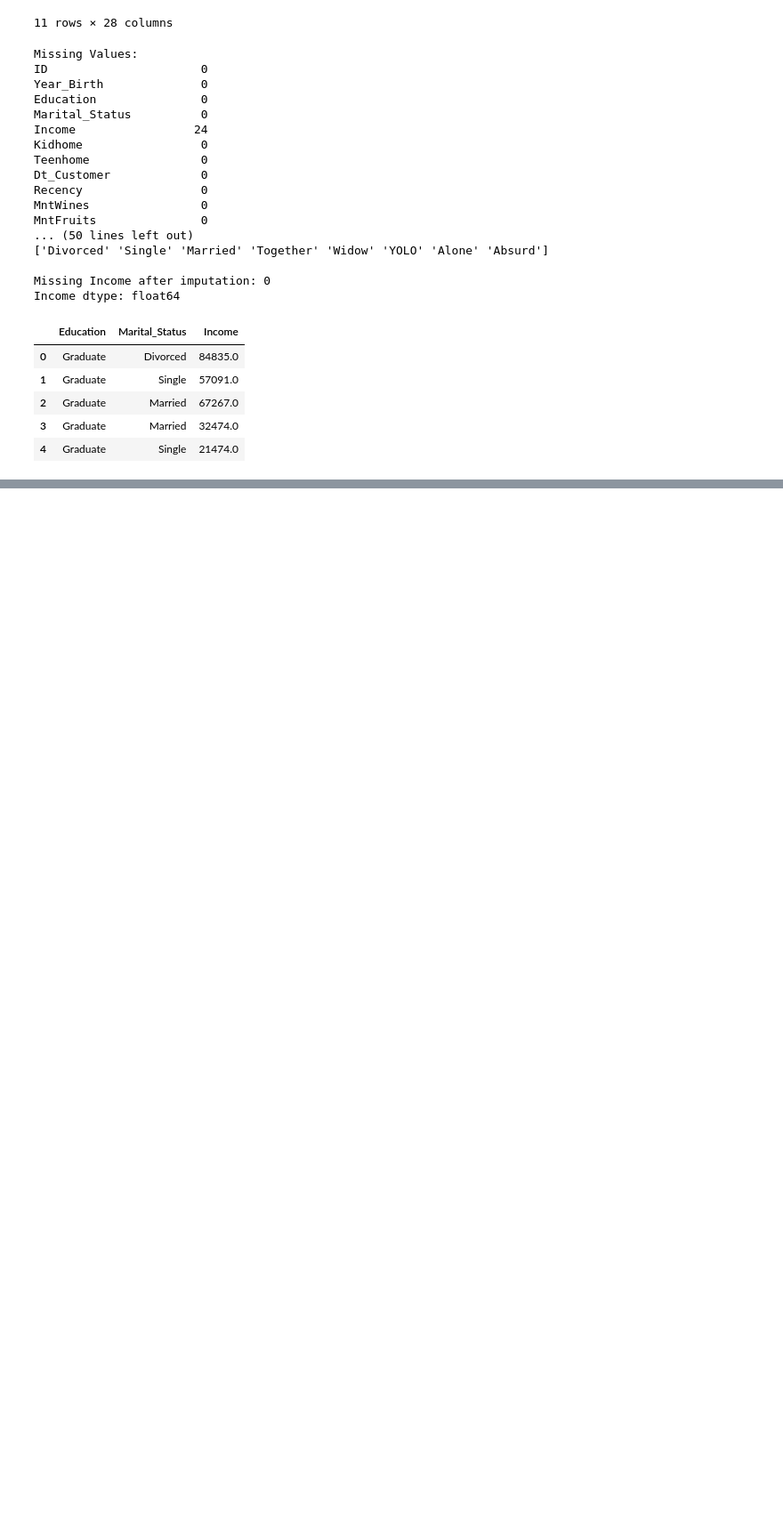
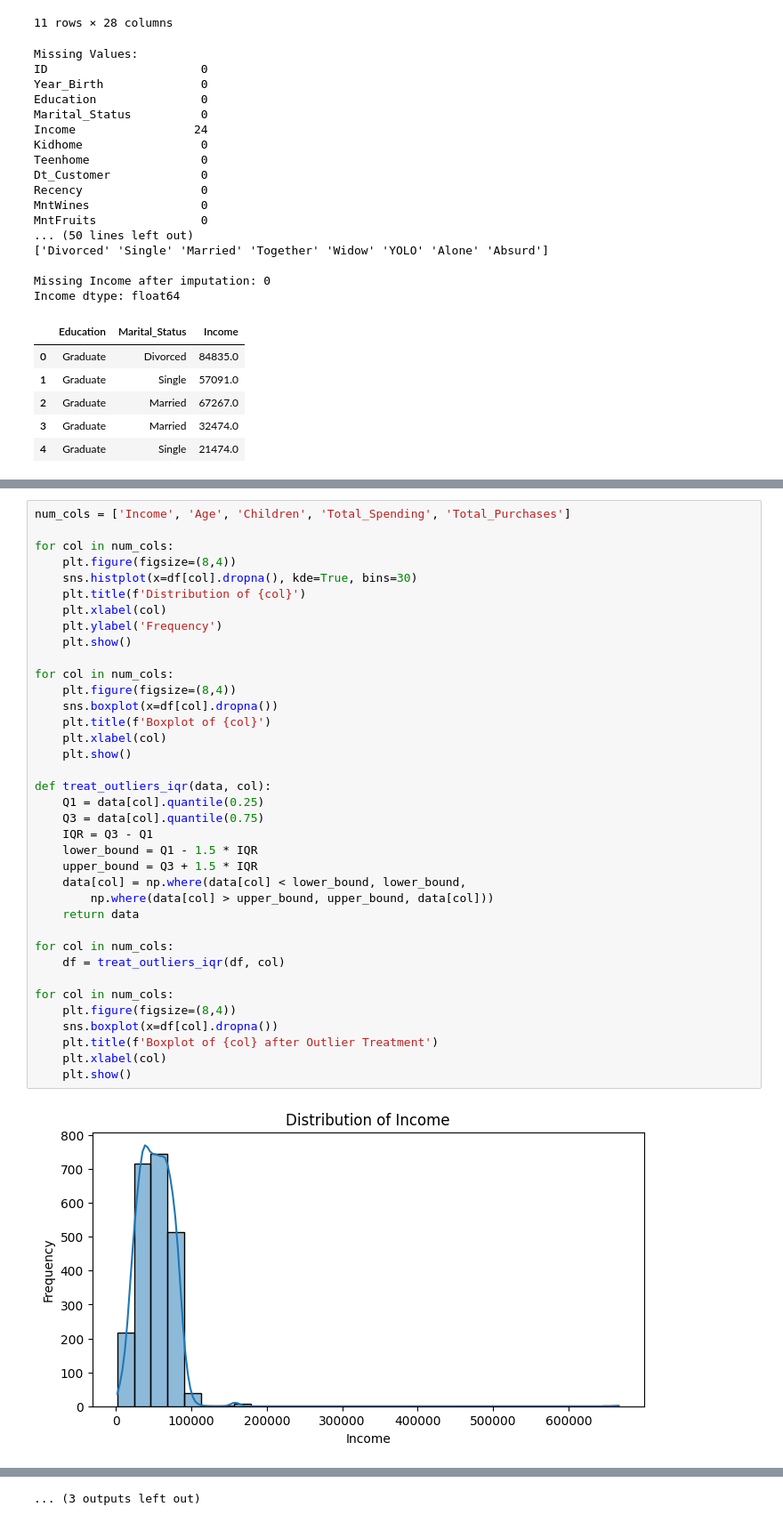
Before and after one commit to rayh4an/Marketing-Campaign, a Jupyter notebook: marketing_campaigns.ipynb, the cells around one changed output, grey strips where cells are left out. Shown: that part at 89% size. Cells and saved outputs as stored; diff of their text form; blank space fills up the shorter version.

Commit message:
histogram, box plot, box plot after outlier treatment

```diff
--- a/marketing_campaigns.ipynb
+++ b/marketing_campaigns.ipynb
@@ -114,0 +162,39 @@ Income dtype: float64
+# %%
+num_cols = ['Income', 'Age', 'Children', 'Total_Spending', 'Total_Purchases']
+
+for col in num_cols:
+    plt.figure(figsize=(8,4))
+    sns.histplot(x=df[col].dropna(), kde=True, bins=30)
+    plt.title(f'Distribution of {col}')
+    plt.xlabel(col)
+    plt.ylabel('Frequency')
+    plt.show()
+
+for col in num_cols:
+    plt.figure(figsize=(8,4))
+    sns.boxplot(x=df[col].dropna())
+    plt.title(f'Boxplot of {col}')
+    plt.xlabel(col)
+    plt.show()
+
+def treat_outliers_iqr(data, col):
+    Q1 = data[col].quantile(0.25)
+    Q3 = data[col].quantile(0.75)
+    IQR = Q3 - Q1
+    lower_bound = Q1 - 1.5 * IQR
+    upper_bound = Q3 + 1.5 * IQR
+    data[col] = np.where(data[col] < lower_bound, lower_bound,
+        np.where(data[col] > upper_bound, upper_bound, data[col]))
+    return data
+
+for col in num_cols:
+    df = treat_outliers_iqr(df, col)
+
+for col in num_cols:
+    plt.figure(figsize=(8,4))
+    sns.boxplot(x=df[col].dropna())
+    plt.title(f'Boxplot of {col} after Outlier Treatment')
+    plt.xlabel(col)
+    plt.show()
+# %% [output]
+[figure, added]
@@ -114,0 +212 @@ Income dtype: float64
+... (3 outputs left out)
```
Also changed, not shown: parts of 2 cells of this notebook.
